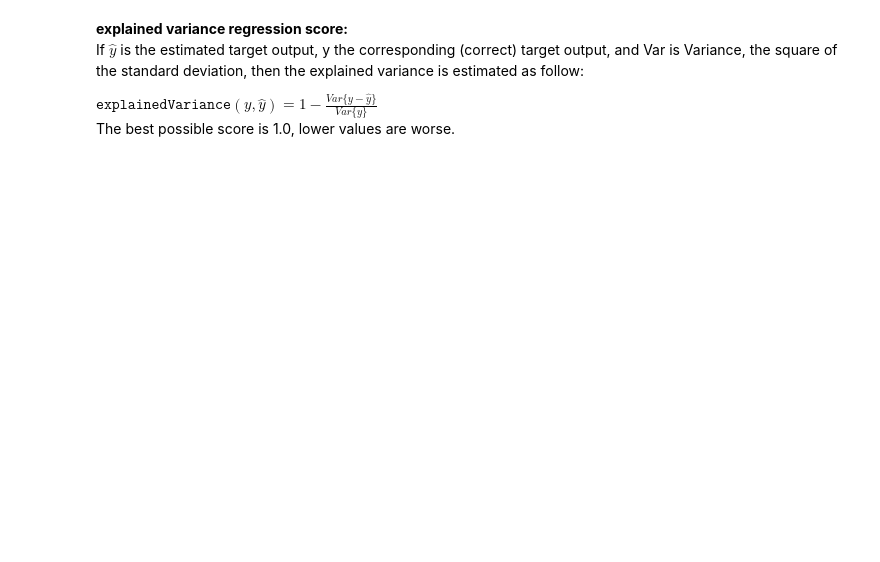
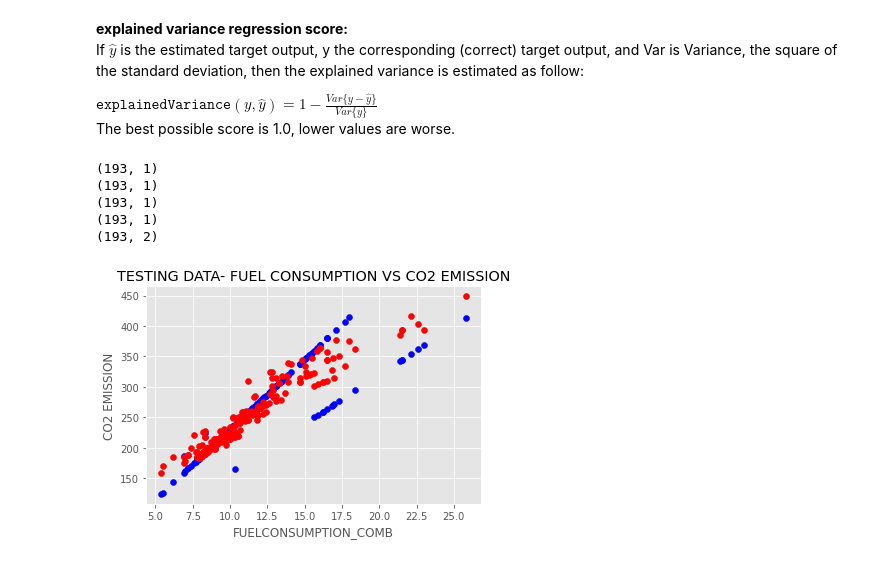
Before and after one commit to 08vivek08/data-science, a Jupyter notebook: 5_Mulitple_Linear_Regression_Co2_emission.ipynb, the cells around one changed output. Saved outputs shown, nothing was run; the diff lists cells and outputs as text; code cells hidden in the pictures; blank space fills up the shorter version.

```diff
--- a/5_Mulitple_Linear_Regression_Co2_emission.ipynb
+++ b/5_Mulitple_Linear_Regression_Co2_emission.ipynb
@@ -175,3 +235,29 @@ If $\hat{y}$ is the estimated target output, y the corresponding (correct) targe
 
 $\texttt{explainedVariance}(y, \hat{y}) = 1 - \frac{Var\{ y - \hat{y}\}}{Var\{y\}}$
 The best possible score is 1.0, lower values are worse.
+# %%
+test_FUEL=np.asanyarray(test.FUELCONSUMPTION_COMB)
+test_FUEL=test_FUEL.reshape(test_y.shape)
+test_ENGINESIZE=np.asanyarray(test.ENGINESIZE)
+test_ENGINESIZE=test_ENGINESIZE.reshape(test_y.shape)
+print(test_ENGINESIZE.shape)
+print(test_FUEL.shape)
+print(test_y.shape)
+print(test_y_hat.shape)
+print(test_x.shape)
+# %% [output]
+(193, 1)
+(193, 1)
+(193, 1)
+(193, 1)
+(193, 2)
+# %%
+style.use('ggplot')
+plt.scatter(test_FUEL,test_y,color='blue')
+plt.scatter(test_FUEL,test_y_hat,color='red')
+plt.xlabel("FUELCONSUMPTION_COMB")
+plt.ylabel("CO2 EMISSION")
+plt.title("TESTING DATA- FUEL CONSUMPTION VS CO2 EMISSION")
+plt.show()
+# %% [output]
+[figure, added]
```
Also changed, not shown: parts of 13 cells of this notebook.
